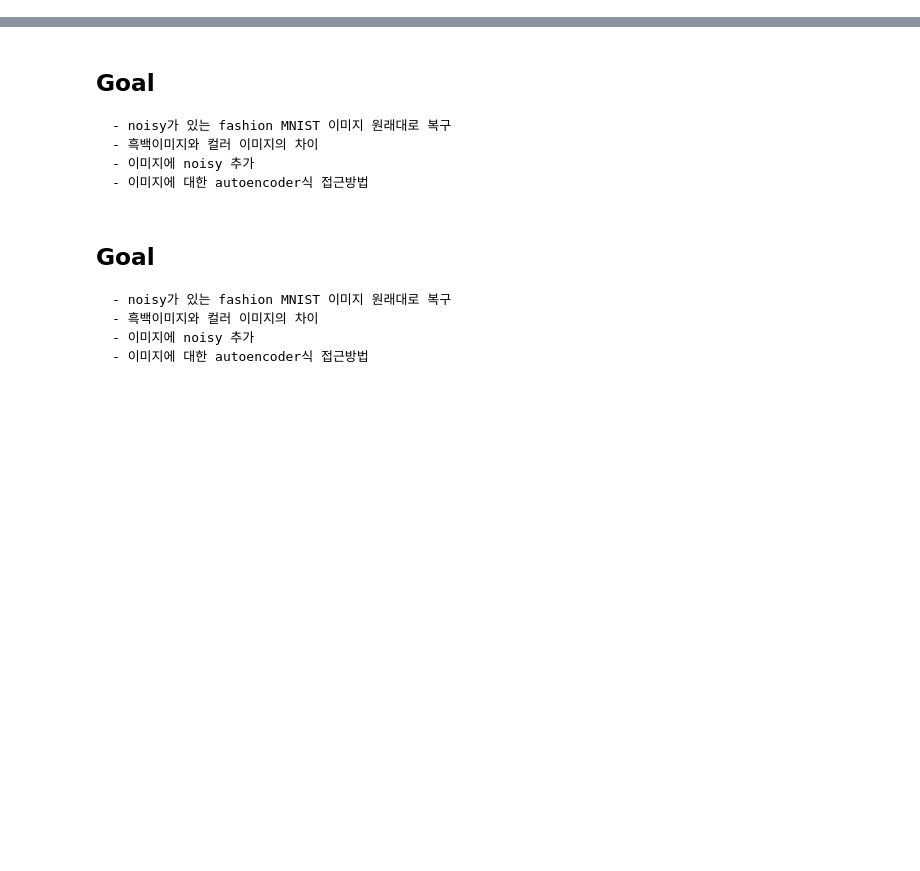
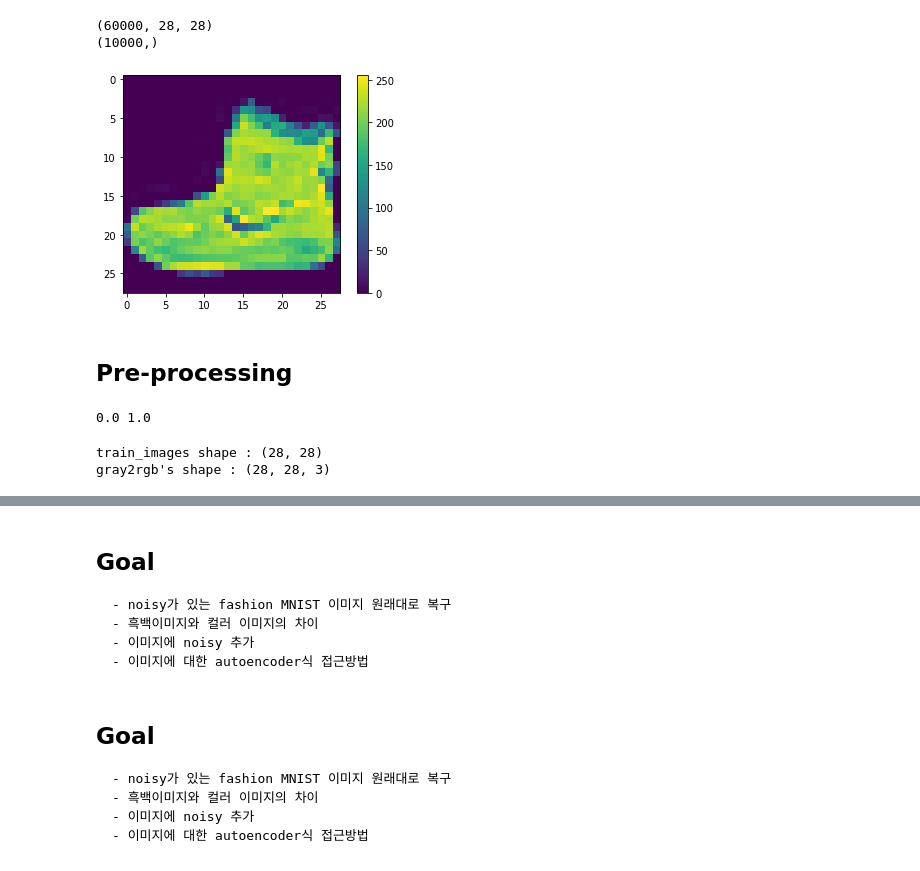
Before and after one commit to Vaycold/Python_DL, a Jupyter notebook: 이미지 복원.ipynb, the cells around one changed output, grey strips where cells are left out. Drawn from its saved outputs; the diff is of its cells as text; code cells hidden in the pictures; blank space fills up the shorter version.

```diff
--- a/이미지 복원.ipynb
+++ b/이미지 복원.ipynb
@@ -2,0 +26,17 @@
+# %%
+# Load the dataset
+fashion_mnist = keras.datasets.fashion_mnist
+(train_images, train_labels) , (test_images, test_labels) = fashion_mnist.load_data()
+print(train_images.shape)
+print(test_labels.shape)
+# %% [output]
+(60000, 28, 28)
+(10000,)
+# %%
+# 이미지 출력
+
+plt.imshow(train_images[0])
+plt.colorbar()
+plt.show()
+# %% [output]
+[figure, added]
@@ -2,0 +47,2 @@
+# %% [markdown]
+## Pre-processing
@@ -2,0 +53,13 @@
+# %%
+print(min(train_images.reshape(-1)), max(train_images.reshape(-1)))
+# %% [output]
+0.0 1.0
+# %%
+# gray-scale shape -> color map shape
+
+from skimage import color
+print(f'train_images shape : {train_images[0].shape}')
+print(f"gray2rgb's shape : {color.gray2rgb(train_images[0]).shape}")
+# %% [output]
+train_images shape : (28, 28)
+gray2rgb's shape : (28, 28, 3)
```
Also changed, not shown: parts of 28 cells of this notebook.
